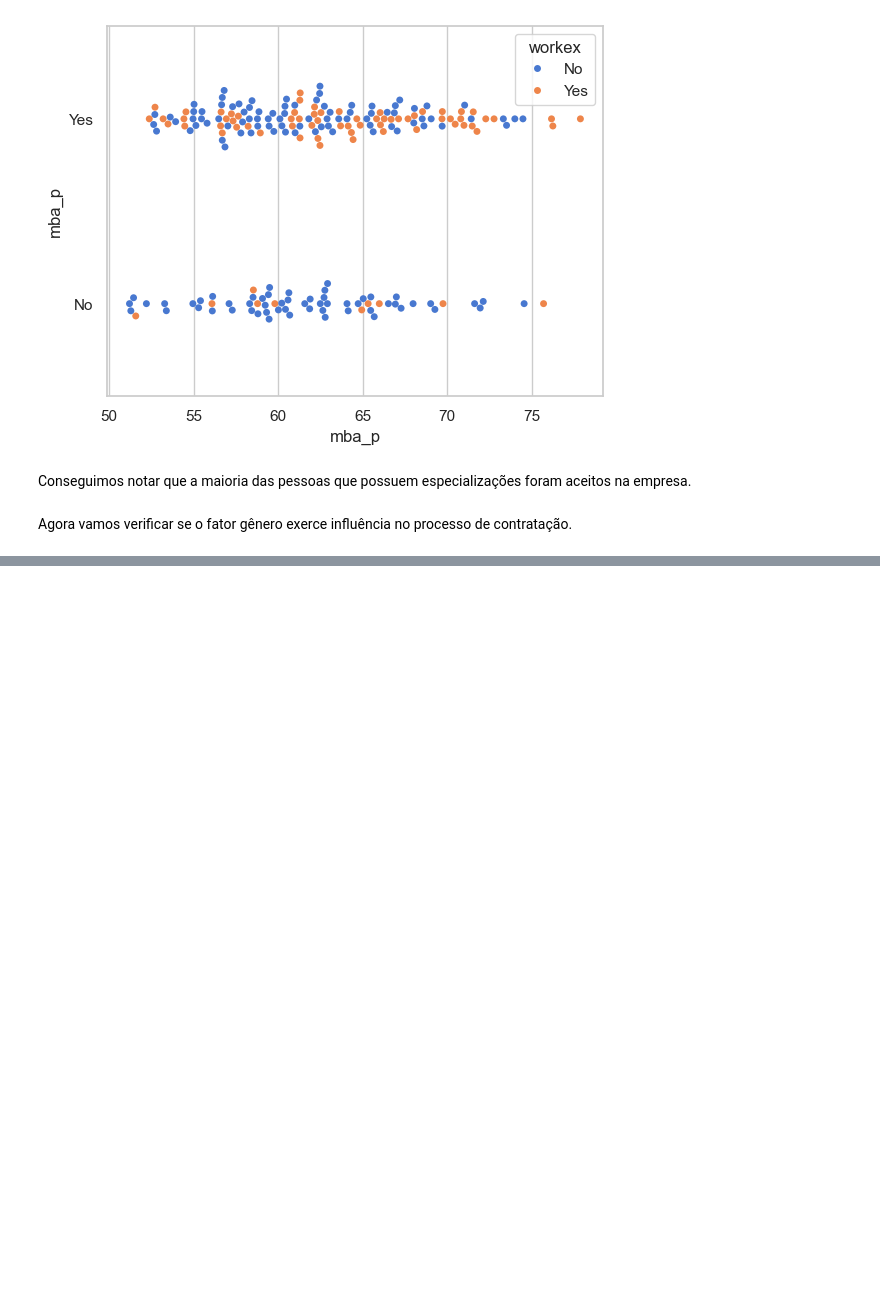
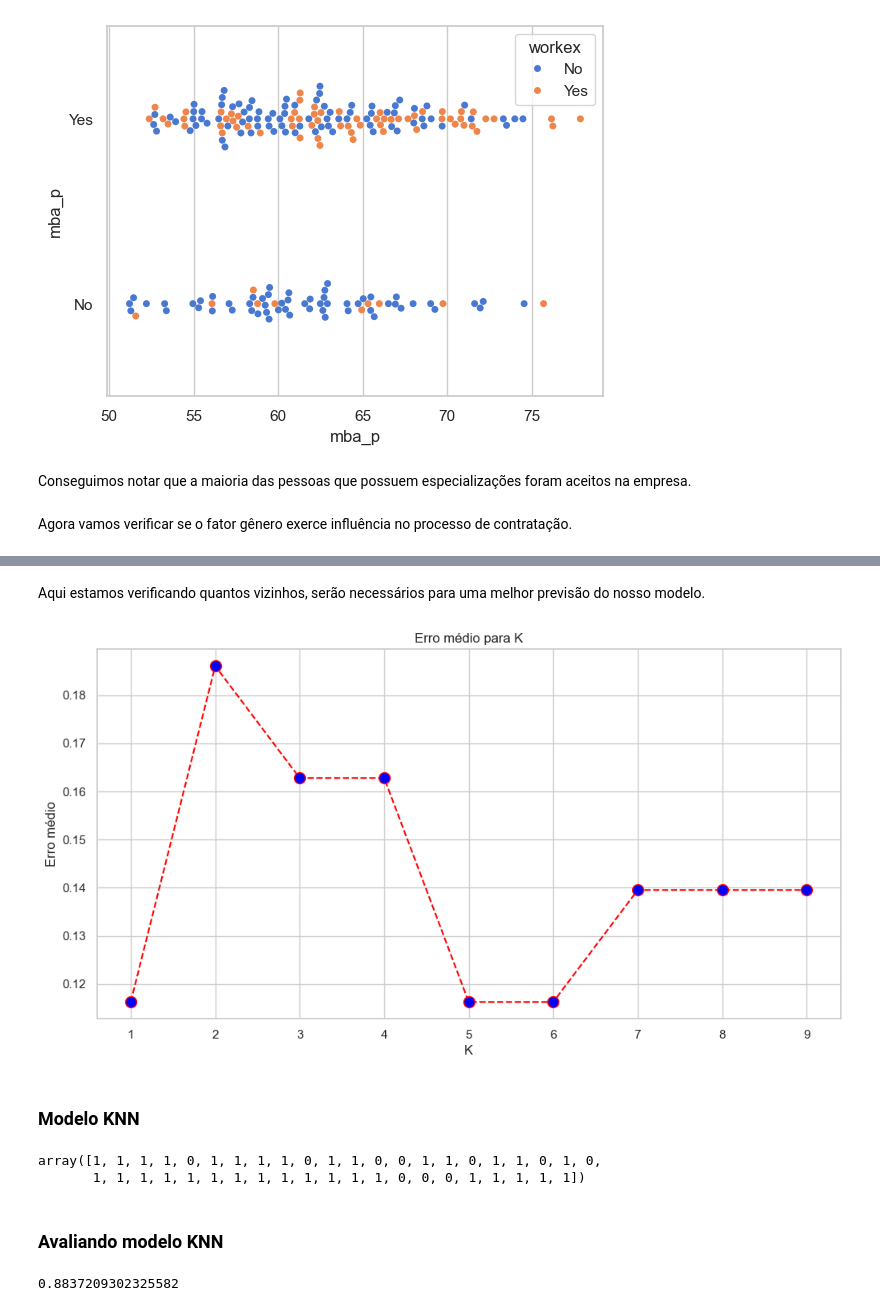
Before and after one commit to CorsiIsa/machine_learning_avancado, a Jupyter notebook: knn_and_svm.ipynb, the cells around one changed output, grey strips where cells are left out. Cells and saved outputs as stored; diff of their text form; code cells hidden in the pictures; blank space fills up the shorter version.

```diff
--- a/knn_and_svm.ipynb
+++ b/knn_and_svm.ipynb
@@ -222,0 +334,2 @@ px.violin(df_recrutamento, y='salary', x='specialisation', color='gender', box=T
+# %%
+x_train, x_test, y_train, y_test = train_test_split(x, y, test_size=0.2, stratify=y, random_state=7)
@@ -222,0 +354,9 @@ px.violin(df_recrutamento, y='salary', x='specialisation', color='gender', box=T
+# %%
+scaler = StandardScaler()
+# %%
+scaler.fit(x_train)
+
+x_train_escalonado = scaler.transform(x_train)
+x_test_escalonado = scaler.transform(x_test)
+
+x_train_escalonado
@@ -222,0 +381,22 @@ px.violin(df_recrutamento, y='salary', x='specialisation', color='gender', box=T
+# %% [markdown]
+Aqui estamos verificando quantos vizinhos, serão necessários para uma melhor previsão do nosso modelo.
+# %%
+error = []
+
+for i in range(1,10):
+    knn = KNeighborsClassifier(n_neighbors=i)
+    knn.fit(x_train_escalonado, y_train)
+    pred_i = knn.predict(x_test_escalonado)
+    error.append(np.mean(pred_i != y_test))
+# %%
+plt.figure(figsize=(12,6))
+
+plt.plot(range(1,10), error, color="red", linestyle="dashed", marker='o', markerfacecolor="blue", markersize=10)
+plt.title("Erro médio para K")
+plt.xlabel("K")
+plt.ylabel("Erro médio")
+plt.show()
+# %% [output]
+[figure, added]
+# %% [markdown]
+### Modelo KNN
@@ -222,0 +409,11 @@ px.violin(df_recrutamento, y='salary', x='specialisation', color='gender', box=T
+# %%
+y_predict
+# %% [output]
+array([1, 1, 1, 1, 0, 1, 1, 1, 1, 0, 1, 1, 0, 0, 1, 1, 0, 1, 1, 0, 1, 0,
+       1, 1, 1, 1, 1, 1, 1, 1, 1, 1, 1, 1, 1, 0, 0, 0, 1, 1, 1, 1, 1])
+# %% [markdown]
+### Avaliando modelo KNN
+# %%
+print(accuracy_score(y_test, y_predict))
+# %% [output]
+0.8837209302325582
```
Also changed, not shown: parts of 36 cells of this notebook.
